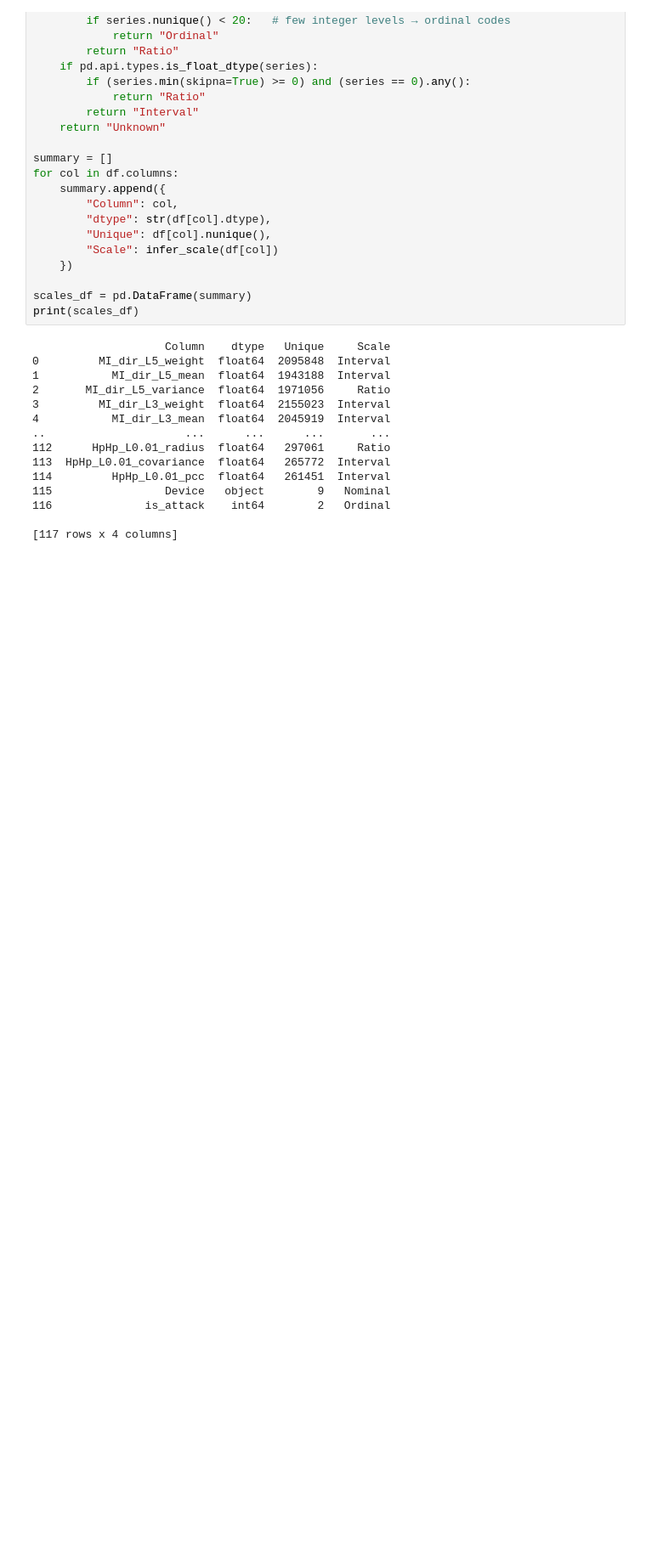
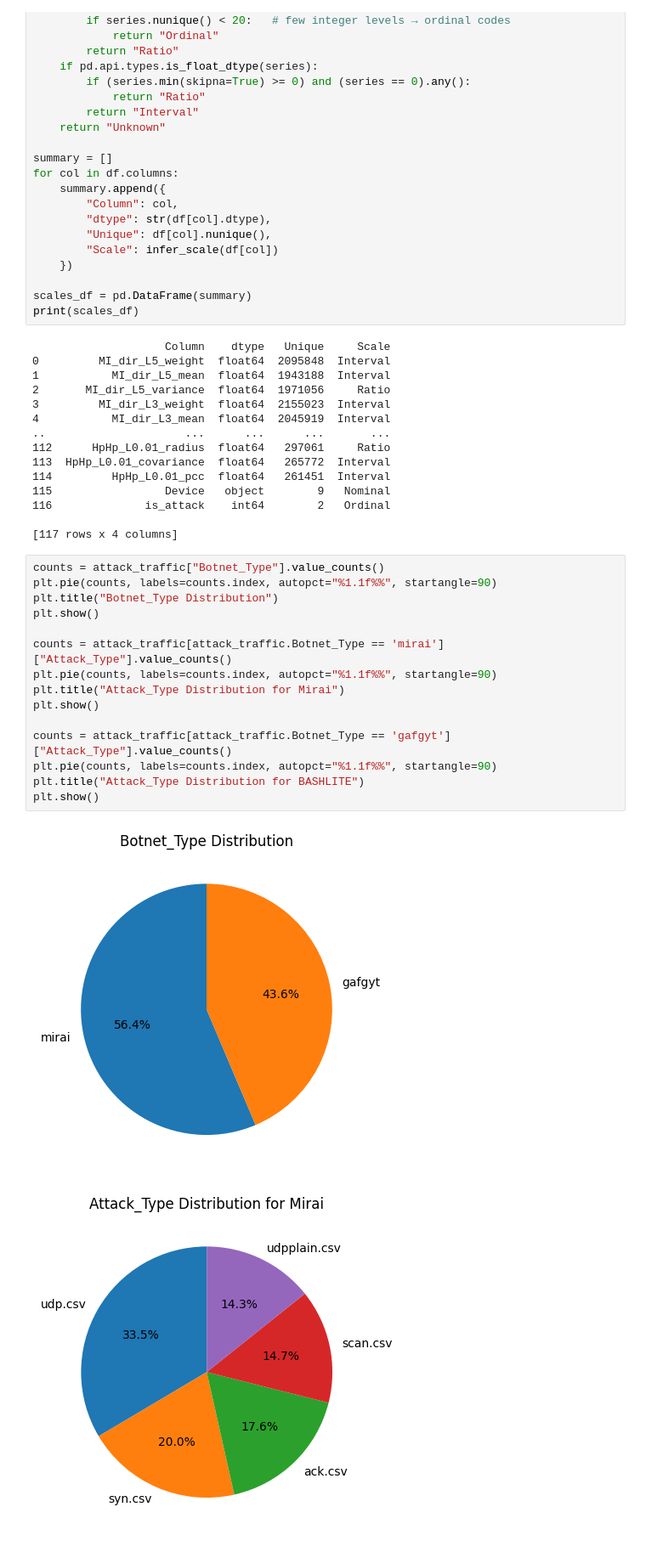
Before and after one commit to pmogrelia/CSE151A-Project, a Jupyter notebook: CSE151A_Project.ipynb, the cells around one changed output. Shown at 85% size. Saved outputs shown, nothing was run; the diff lists cells and outputs as text; blank space fills up the shorter version.

```diff
--- a/CSE151A_Project.ipynb
+++ b/CSE151A_Project.ipynb
@@ -266,3 +272,21 @@ print(scales_df)
 116              is_attack    int64        2   Ordinal
 
 [117 rows x 4 columns]
+# %%
+counts = attack_traffic["Botnet_Type"].value_counts()
+plt.pie(counts, labels=counts.index, autopct="%1.1f%%", startangle=90)
+plt.title("Botnet_Type Distribution")
+plt.show()
+
+counts = attack_traffic[attack_traffic.Botnet_Type == 'mirai']["Attack_Type"].value_counts()
+plt.pie(counts, labels=counts.index, autopct="%1.1f%%", startangle=90)
+plt.title("Attack_Type Distribution for Mirai")
+plt.show()
+
+counts = attack_traffic[attack_traffic.Botnet_Type == 'gafgyt']["Attack_Type"].value_counts()
+plt.pie(counts, labels=counts.index, autopct="%1.1f%%", startangle=90)
+plt.title("Attack_Type Distribution for BASHLITE")
+plt.show()
+# %% [output]
+[figure, added]
+[figure, added]
```
Also changed, not shown: parts of 3 cells of this notebook, 1 other file.
